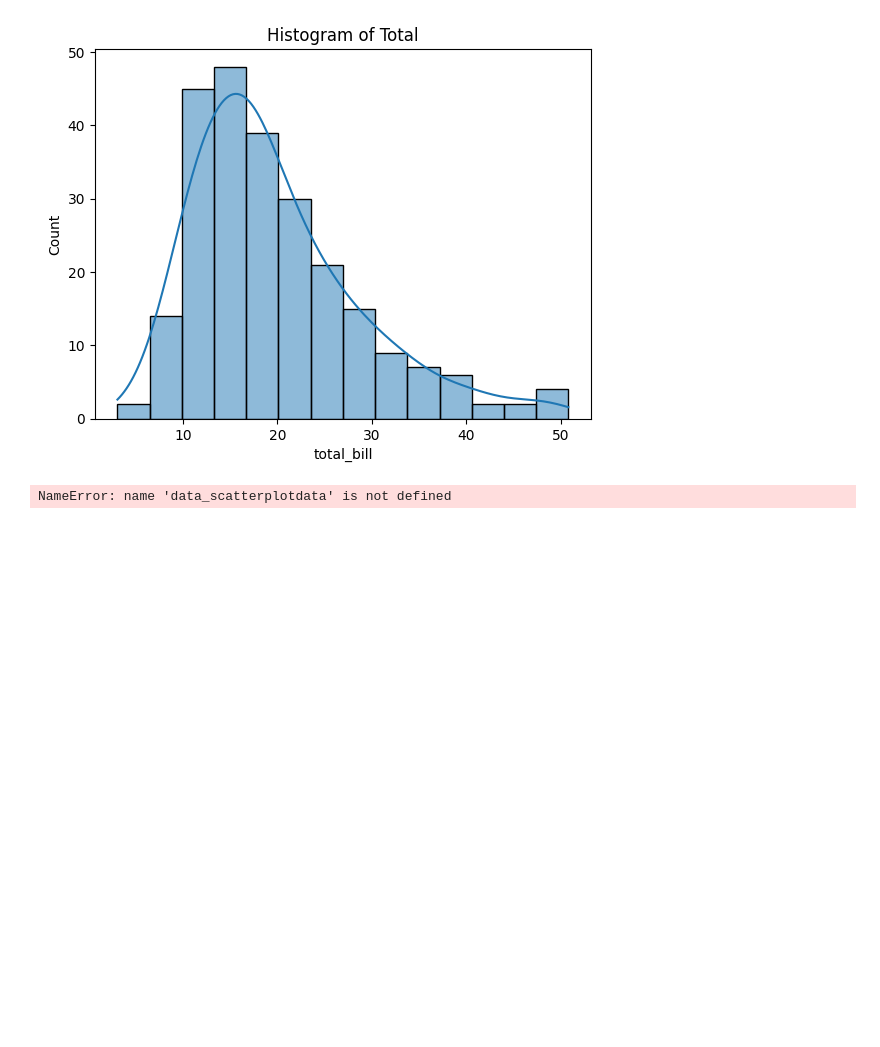
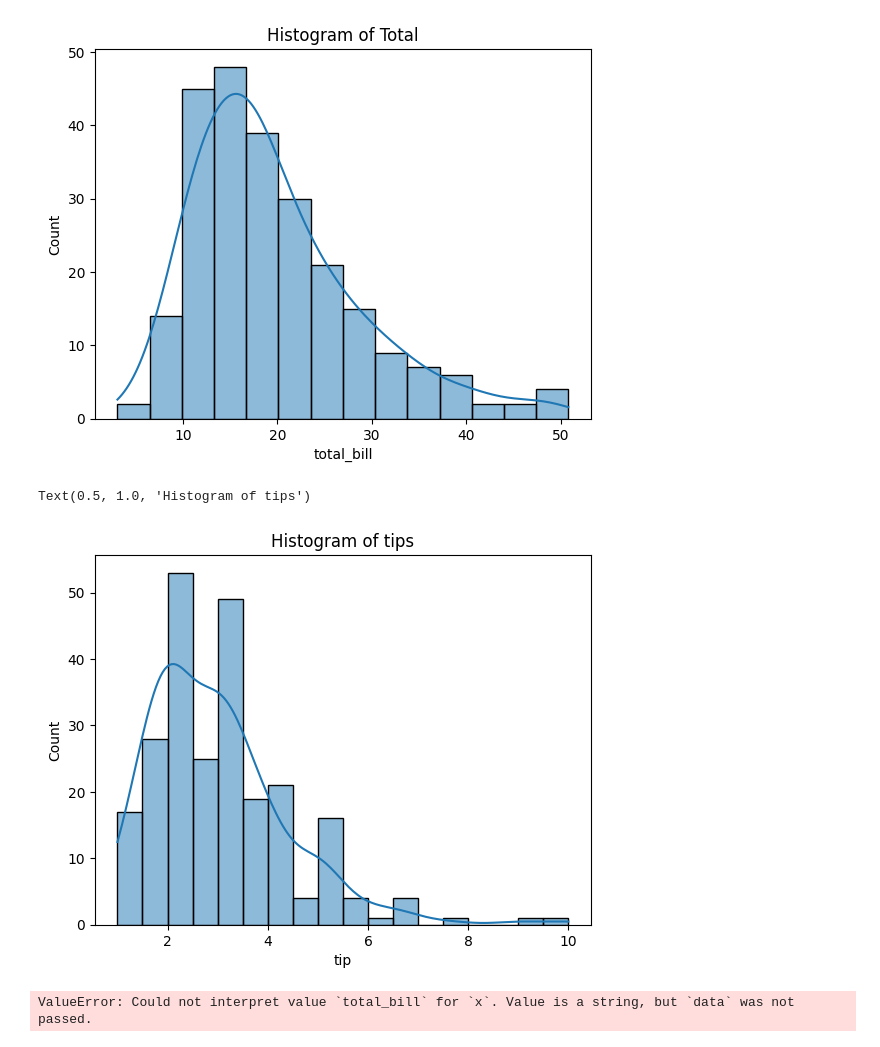
Before and after one commit to jeniferGoncalvesDaSilvaDev/Estatistica-python, a Jupyter notebook: data_viz.ipynb, the cells around one changed output. Cells and saved outputs as stored; diff of their text form; code cells hidden in the pictures; blank space fills up the shorter version.

```diff
--- a/data_viz.ipynb
+++ b/data_viz.ipynb
@@ -34,7 +35,14 @@ print(hist())
 # %% [output]
 None
 [figure]
+# %%
+def hist_tip():
+   return sb.histplot(data["tip"],kde=True).set_title("Histogram of tips")
+print(hist_tip())
+# %% [output]
+Text(0.5, 1.0, 'Histogram of tips')
+[figure, added]
 # %%
-sb.scatterplot(x="total_bill", y="tip", hue="sex", data=data_scatterplotdata)
+sb.scatterplot(x="total_bill", y="tip", hue="sex")
 # %% [output]
-NameError: name 'data_scatterplotdata' is not defined
+ValueError: Could not interpret value `total_bill` for `x`. Value is a string, but `data` was not passed.
```
Also changed, not shown: parts of 1 cell of this notebook.
